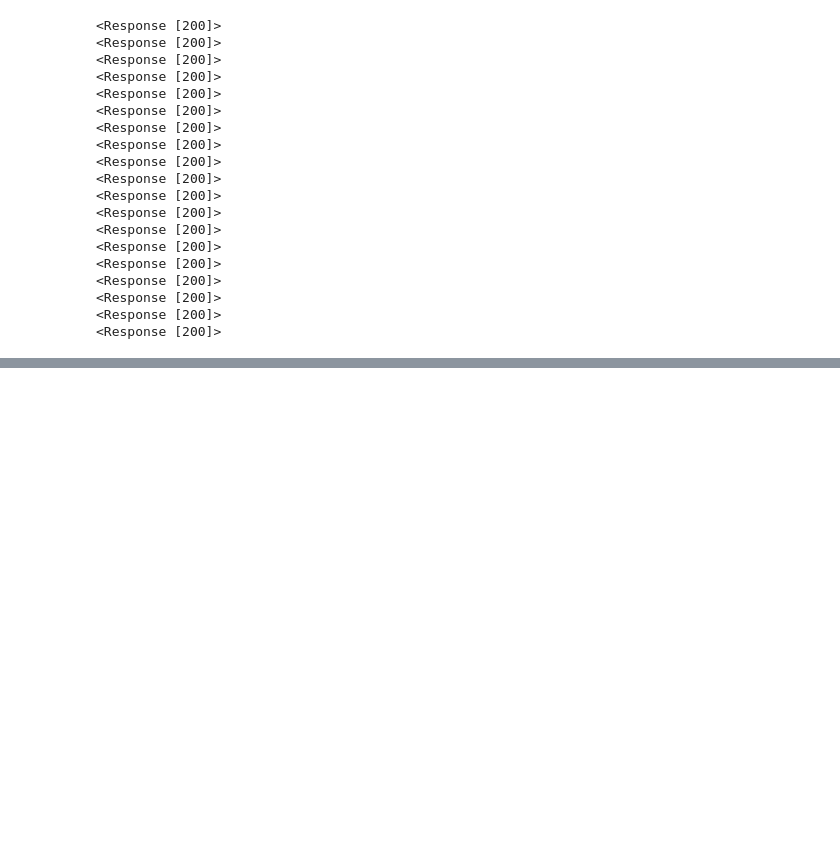
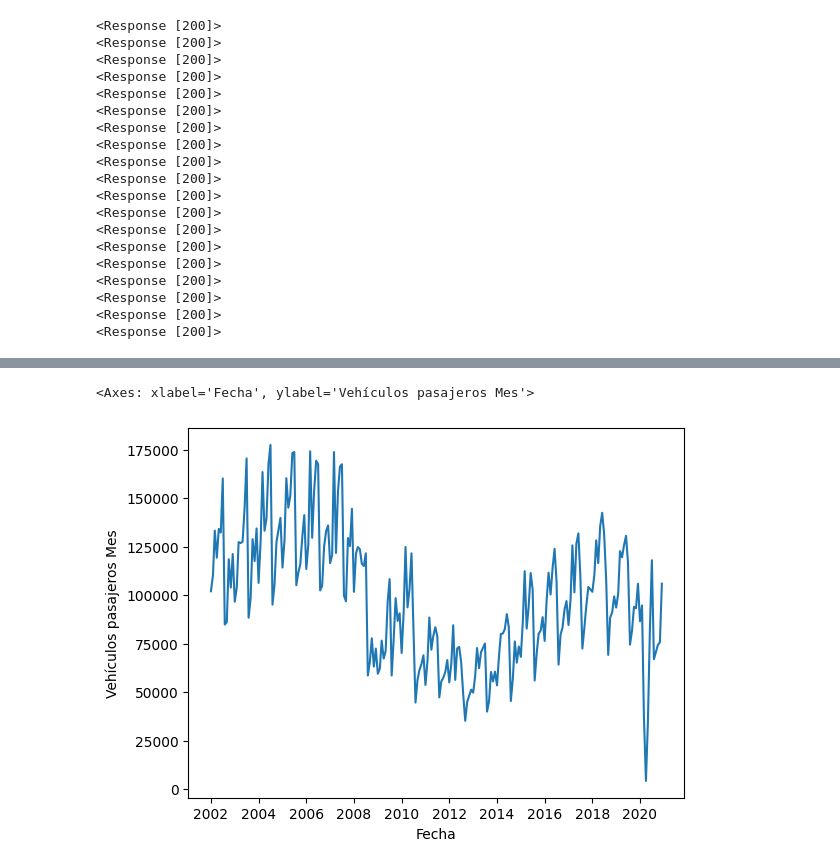
Before and after one commit to fdzvictor/Proyecto5, a Jupyter notebook: Notebooks/Scrap_histórico_matriculaciones.ipynb, the cells around one changed output, grey strips where cells are left out. Cells and saved outputs as stored; diff of their text form; code cells hidden in the pictures; blank space fills up the shorter version.

```diff
--- a/Notebooks/Scrap_histórico_matriculaciones.ipynb
+++ b/Notebooks/Scrap_histórico_matriculaciones.ipynb
@@ -86,0 +118,13 @@ df_datosmacro.head(15)
+# %%
+#Pasamos los decimales a float
+
+df_datosmacro["Vehículos Mes/1000 hab."] = df_datosmacro["Vehículos Mes/1000 hab."].astype(str)
+df_datosmacro["Vehículos Año/1000 hab."] = df_datosmacro["Vehículos Año/1000 hab."].astype(str)
+
+df_datosmacro["Vehículos Mes/1000 hab."] = df_datosmacro["Vehículos Mes/1000 hab."].apply(soporte.eliminar_comas)
+df_datosmacro["Vehículos Año/1000 hab."] = df_datosmacro["Vehículos Año/1000 hab."].apply(soporte.eliminar_comas)
+
+df_datosmacro["Vehículos Mes/1000 hab."] = df_datosmacro["Vehículos Mes/1000 hab."].astype(float)
+df_datosmacro["Vehículos Año/1000 hab."] = df_datosmacro["Vehículos Año/1000 hab."].astype(float)
+
+df_datosmacro.dtypes
@@ -86,0 +142,23 @@ df_datosmacro.head(15)
+# %%
+#Creamos un diccionario para poder pasar correctamente a formato fecha
+
+meses_dict = {
+    "Enero": "January",
+    "Febrero": "February",
+    "Marzo": "March",
+    "Abril": "April",
+    "Mayo": "May",
+    "Junio": "June",
+    "Julio": "July",
+    "Agosto": "August",
+    "Septiembre": "September",
+    "Octubre": "October",
+    "Noviembre": "November",
+    "Diciembre": "December"
+}
+# %%
+# Convertir la columna 'fecha' a tipo datetime
+
+for k,v in meses_dict.items():
+    df_datosmacro["Fecha"] = df_datosmacro["Fecha"].str.replace(k,v)
+df_datosmacro['Fecha'] = pd.to_datetime(df_datosmacro['Fecha'], format='%B %Y')
@@ -88,3 +183,9 @@ df_datosmacro.head(15)
 ruta_csv = "C:\\Users\\Víctor\\Desktop\\HACKIO\\Proyecto5\\Datos\\CSVs\\historico_matriculaciones.csv"
 
 df_datosmacro.to_csv(ruta_csv, index= False, encoding= "utf-8")
+# %%
+#Chequeamos visualmente que nuestros datos están bien ordenados. Ya de primeras vemos estacionalidad...
+sns.lineplot(data = df_datosmacro, x = "Fecha", y = "Vehículos pasajeros Mes")
+# %% [output]
+<Axes: xlabel='Fecha', ylabel='Vehículos pasajeros Mes'>
+[figure, added]
```
Also changed, not shown: parts of 7 cells of this notebook, 3 other files.
